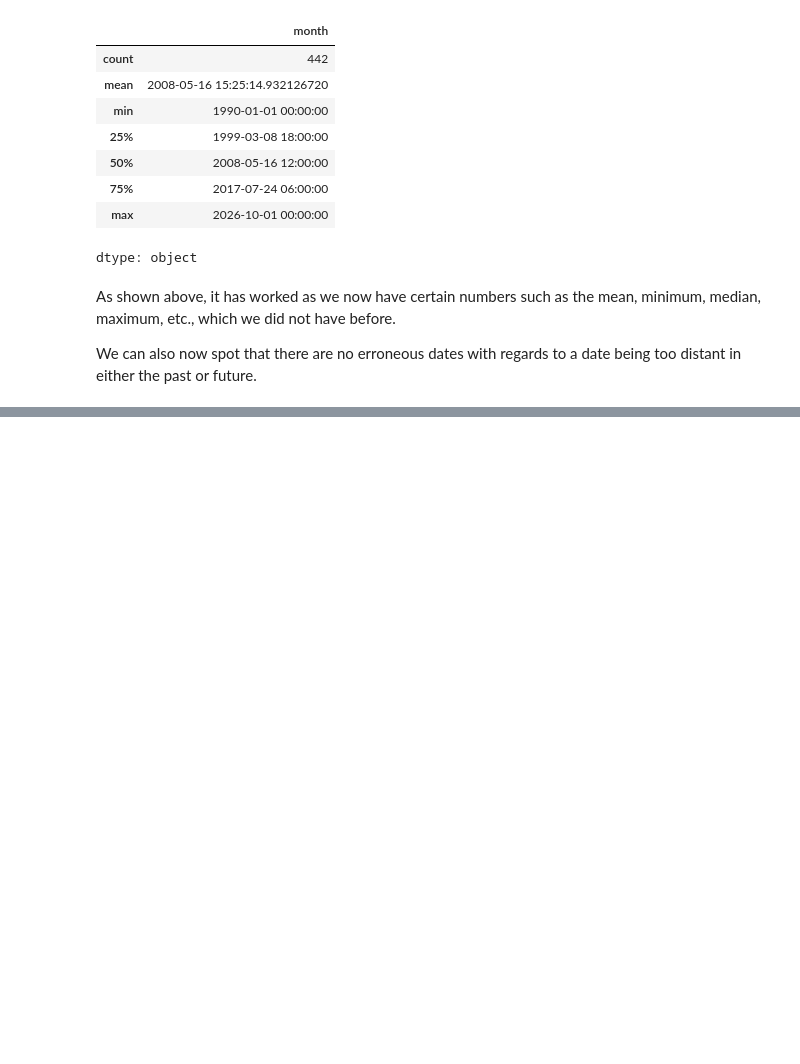
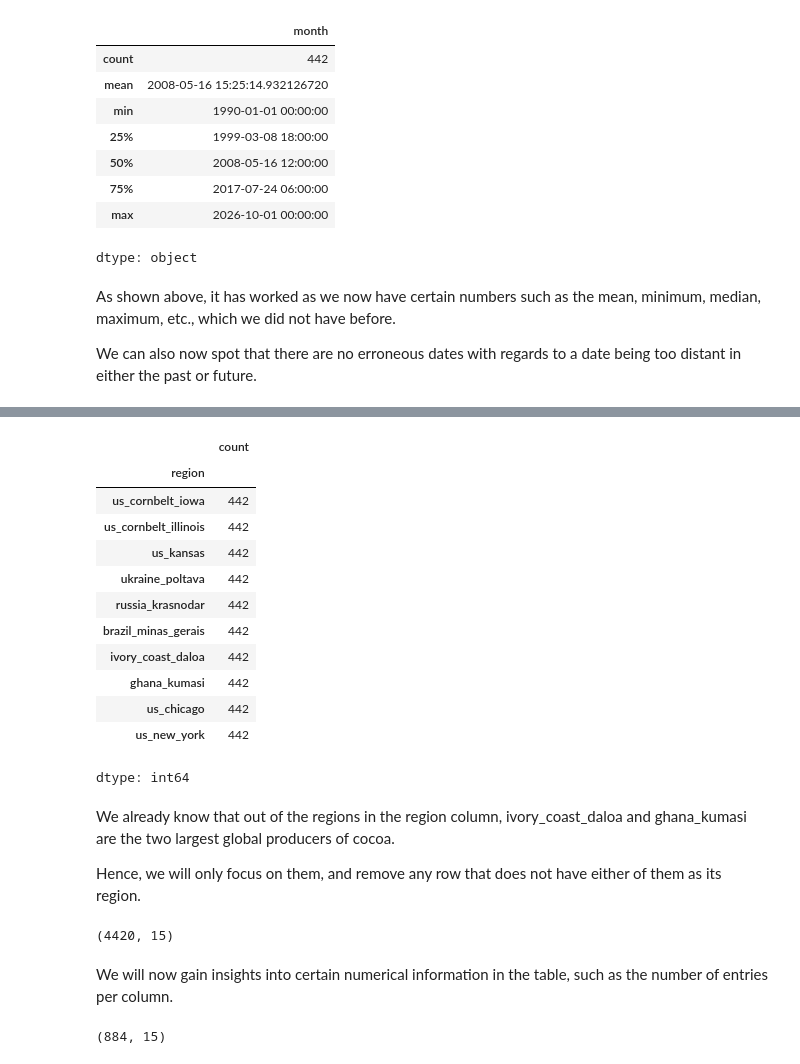
Before and after one commit to xiendou/team24_project_lab, a Jupyter notebook: cleaning.ipynb, the cells around one changed output, grey strips where cells are left out. Cells and saved outputs as stored; diff of their text form; code cells hidden in the pictures; blank space fills up the shorter version.

```diff
--- a/cleaning.ipynb
+++ b/cleaning.ipynb
@@ -183,0 +185,35 @@ We can also now spot that there are no erroneous dates with regards to a date be
+# %%
+weather_monthly["region"].value_counts()
+# %% [output]
+|  | count |
+| region |  |
+| us_cornbelt_iowa | 442 |
+| us_cornbelt_illinois | 442 |
+| us_kansas | 442 |
+| ukraine_poltava | 442 |
+| russia_krasnodar | 442 |
+| brazil_minas_gerais | 442 |
+| ivory_coast_daloa | 442 |
+| ghana_kumasi | 442 |
+| us_chicago | 442 |
+| us_new_york | 442 |
+dtype: int64
+# %% [markdown]
+We already know that out of the regions in the region column, ivory_coast_daloa and ghana_kumasi are the two largest global producers of cocoa.
+
+Hence, we will only focus on them, and remove any row that does not have either of them as its region.
+# %%
+# Before deleting the unwanted rows, we will find the dimension of the table
+print(weather_monthly.shape)
+
+# Keeps rows whose entry in the region column is either "ivory_coast_daloa" or "ghana_kumasi"
+weather_monthly = weather_monthly[(weather_monthly["region"] == "ivory_coast_daloa") | (weather_monthly["region"] == "ghana_kumasi")]
+# %% [output]
+(4420, 15)
+# %% [markdown]
+We will now gain insights into certain numerical information in the table, such as the number of entries per column.
+# %%
+# Format: (number of rows, number of columns) for the prices_monthly table
+weather_monthly.shape
+# %% [output]
+(884, 15)
```
Also changed, not shown: parts of 18 cells of this notebook.
